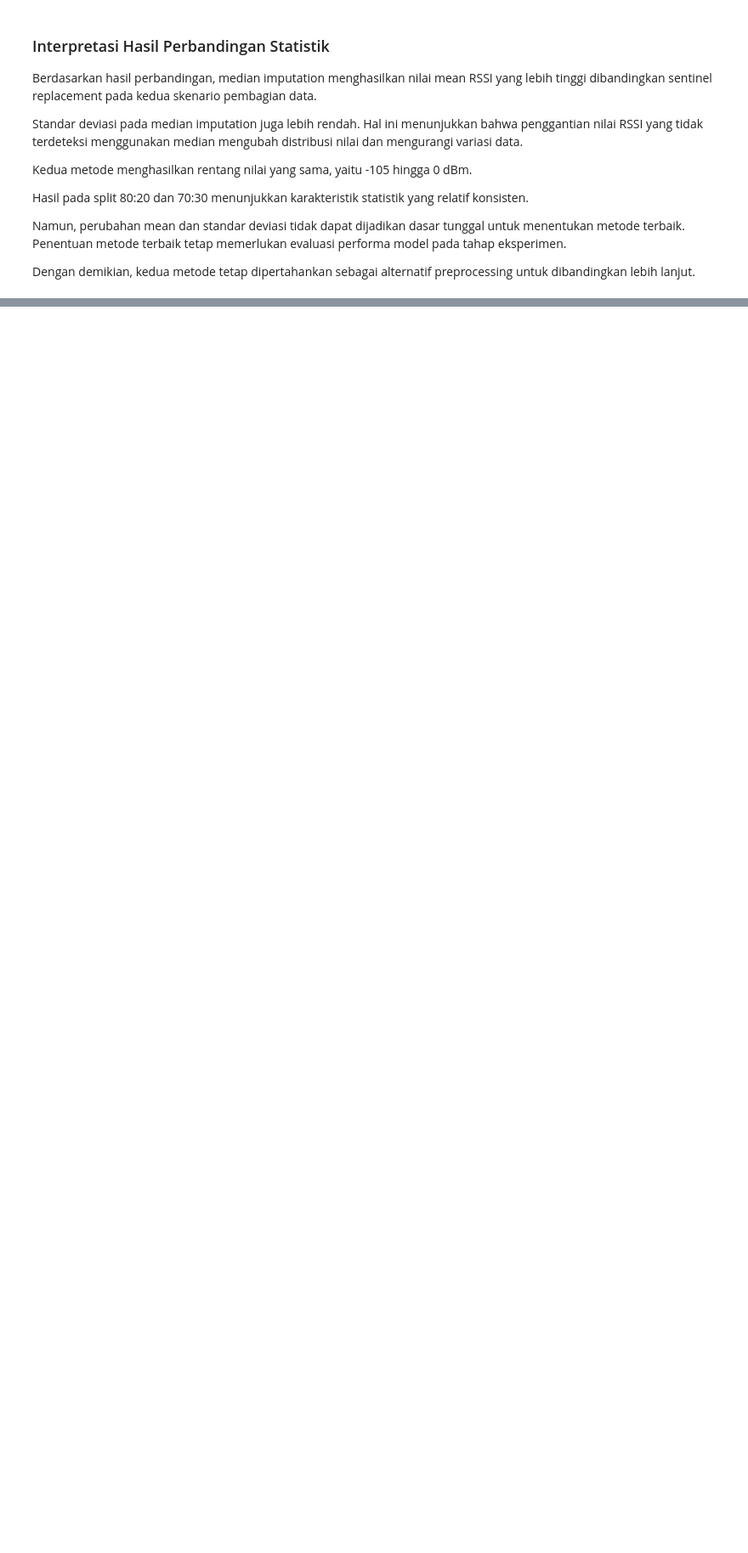
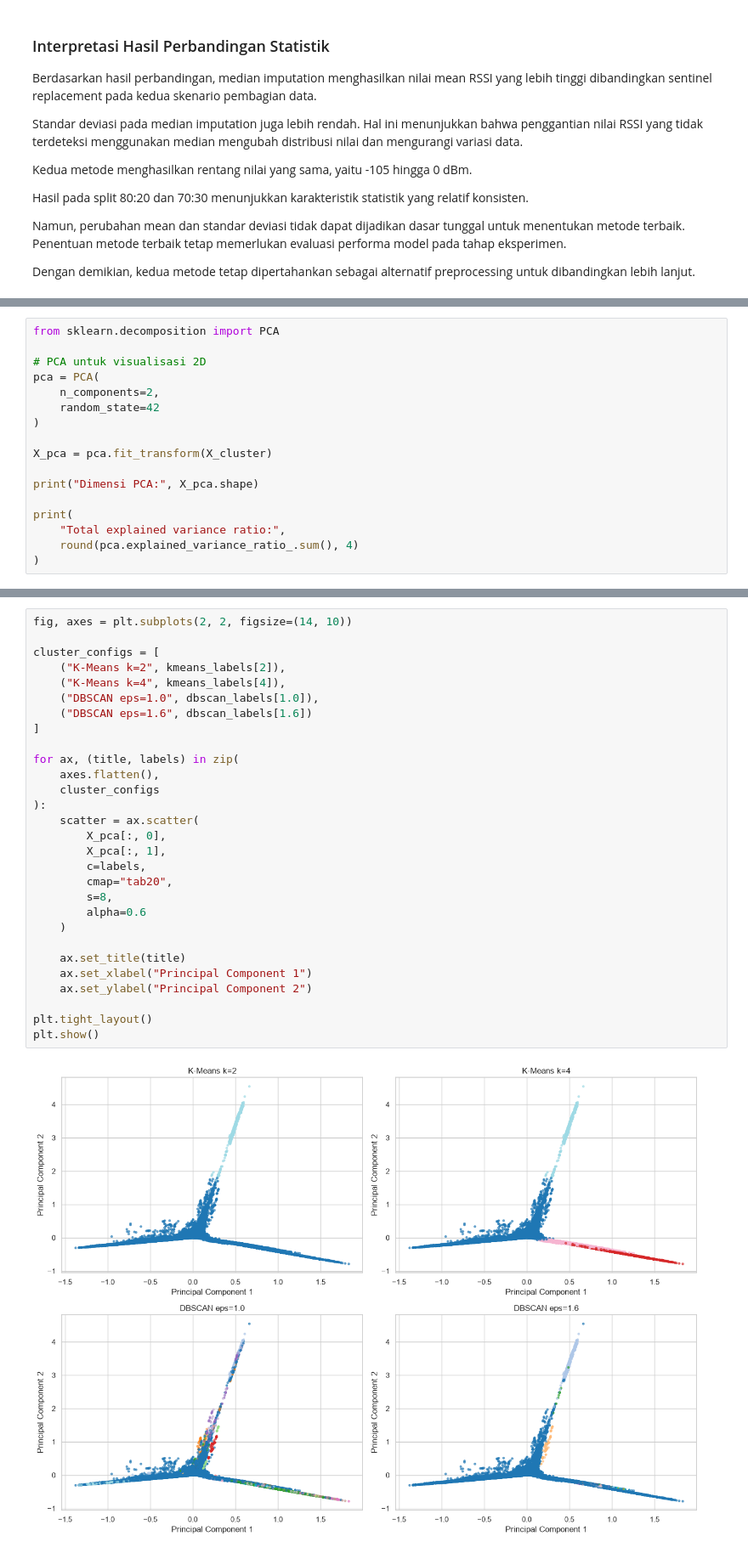
Before and after one commit to Fadhlrahman/TUBES-DEEP-LEARNING, a Jupyter notebook: telco.ipynb, the cells around one changed output, grey strips where cells are left out. Shown at 85% size. Drawn from its saved outputs; the diff is of its cells as text; blank space fills up the shorter version.

```diff
--- a/telco.ipynb
+++ b/telco.ipynb
@@ -1380,0 +1872,17 @@ Dengan demikian, kedua metode tetap dipertahankan sebagai alternatif preprocessi
+# %%
+from sklearn.decomposition import PCA
+
+# PCA untuk visualisasi 2D
+pca = PCA(
+    n_components=2,
+    random_state=42
+)
+
+X_pca = pca.fit_transform(X_cluster)
+
+print("Dimensi PCA:", X_pca.shape)
+
+print(
+    "Total explained variance ratio:",
+    round(pca.explained_variance_ratio_.sum(), 4)
+)
@@ -1380,0 +1892,31 @@ Dengan demikian, kedua metode tetap dipertahankan sebagai alternatif preprocessi
+# %%
+fig, axes = plt.subplots(2, 2, figsize=(14, 10))
+
+cluster_configs = [
+    ("K-Means k=2", kmeans_labels[2]),
+    ("K-Means k=4", kmeans_labels[4]),
+    ("DBSCAN eps=1.0", dbscan_labels[1.0]),
+    ("DBSCAN eps=1.6", dbscan_labels[1.6])
+]
+
+for ax, (title, labels) in zip(
+    axes.flatten(),
+    cluster_configs
+):
+    scatter = ax.scatter(
+        X_pca[:, 0],
+        X_pca[:, 1],
+        c=labels,
+        cmap="tab20",
+        s=8,
+        alpha=0.6
+    )
+
+    ax.set_title(title)
+    ax.set_xlabel("Principal Component 1")
+    ax.set_ylabel("Principal Component 2")
+
+plt.tight_layout()
+plt.show()
+# %% [output]
+[figure, added]
```
Also changed, not shown: parts of 34 cells of this notebook.
